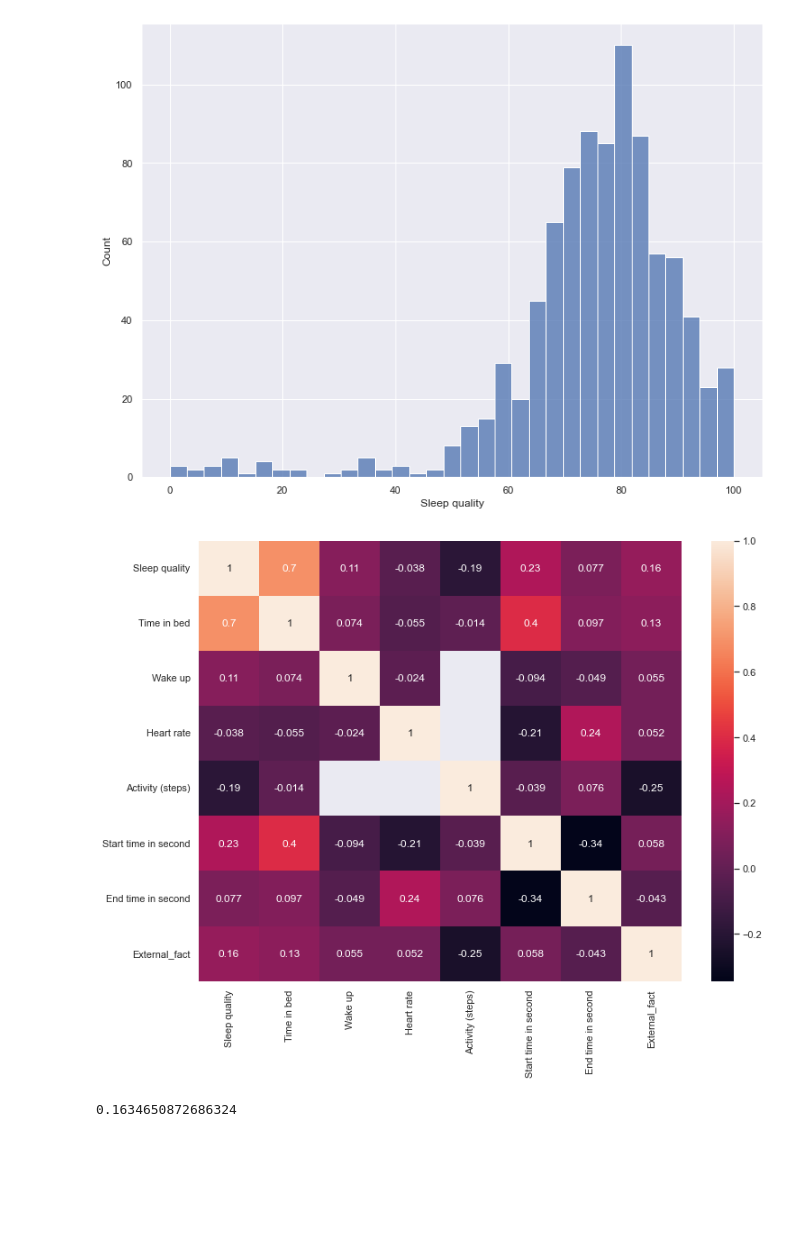
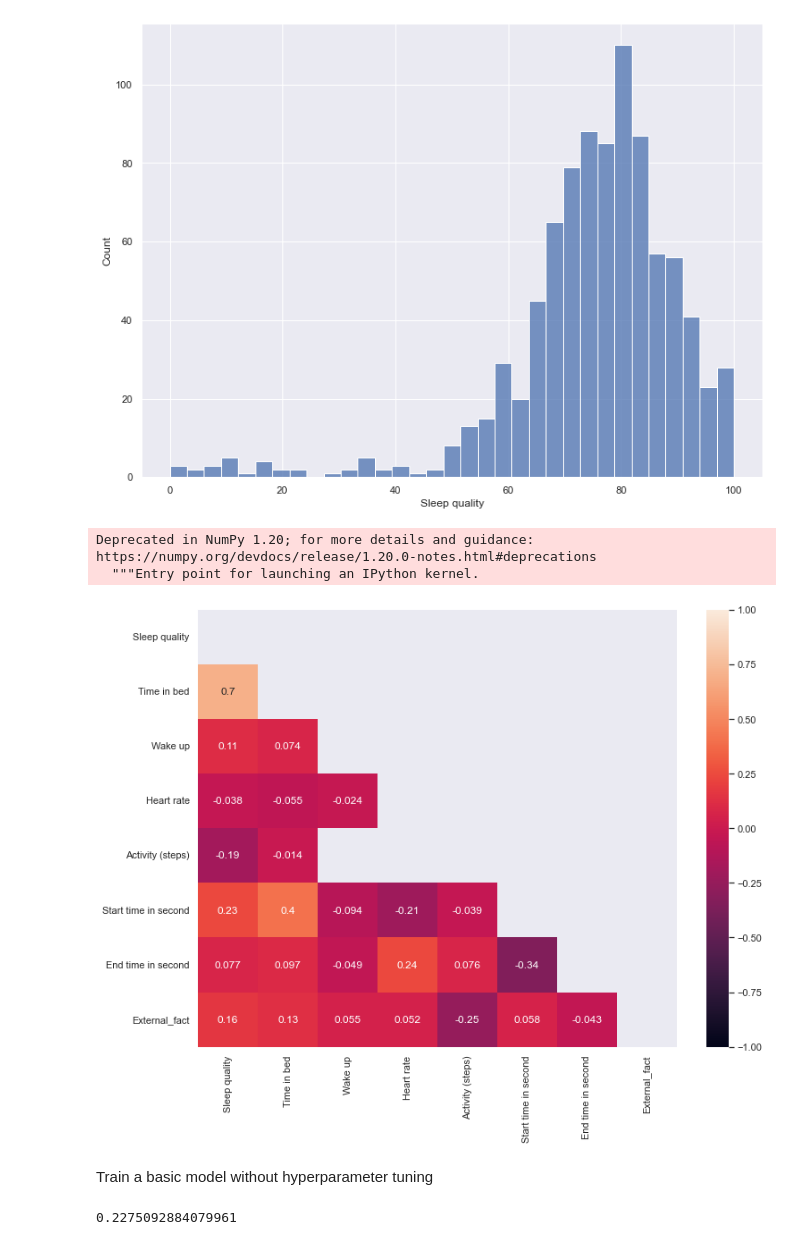
Before and after one commit to BorisBorisov33/Intelligent_Systems, a Jupyter notebook: ML_analysis.ipynb, the cells around one changed output. Drawn from its saved outputs; the diff is of its cells as text; code cells hidden in the pictures; blank space fills up the shorter version.

```diff
--- a/ML_analysis.ipynb
+++ b/ML_analysis.ipynb
@@ -39,9 +45,12 @@ plot = sns.histplot(df, x='Sleep quality')
 # plot.set_title('Sleep quality distribution')
 # %% [output]
 [figure]
-# %%
-plot = sns.heatmap(df.corr(), annot=True)
-# %% [output]
-[figure, removed]
+# %%
+mask = np.triu(np.ones_like(df.corr(), dtype=np.bool))
+plot = sns.heatmap(df.corr(), annot=True, mask=mask, vmin=-1, vmax=1,)
+# %% [output]
+Deprecated in NumPy 1.20; for more details and guidance: https://numpy.org/devdocs/release/1.20.0-notes.html#deprecations
+  """Entry point for launching an IPython kernel.
+[figure, added]
 # %%
 df.dropna(inplace=True)
@@ -49,18 +57,15 @@ df.dropna(inplace=True)
 X = df[['Time in bed', 'Start time in second','End time in second','Activity (steps)','External_fact']].values
 y = df['Sleep quality'].values
+# %% [markdown]
+Train a basic model without hyperparameter tuning
 # %%
+from sklearn.linear_model import LinearRegression
 X_train, X_test, y_train, y_test = train_test_split(X, y, test_size=0.2)
-# scaler = MinMaxScaler()
-# scaler.fit(X_train)
-# X_train = scaler.transform(X_train)
-# X_test = scaler.transform(X_test)
+rf = RandomForestRegressor()
+rf.fit(X_train, y_train)
+rf.score(X_test, y_test)
+# %% [output]
+0.2275092884079961
-# %%
-from sklearn.linear_model import LinearRegression
-rf = RandomForestRegressor()
-rf.fit(X_train, y_train)
-rf.score(X_test, y_test)
-# %% [output]
-0.1634650872686324
 # %%
 y_pred = rf.predict(X_test)
 mean_squared_error(y_test, y_pred, squared=False)
```
Also changed, not shown: parts of 23 cells of this notebook, 2 other files.
